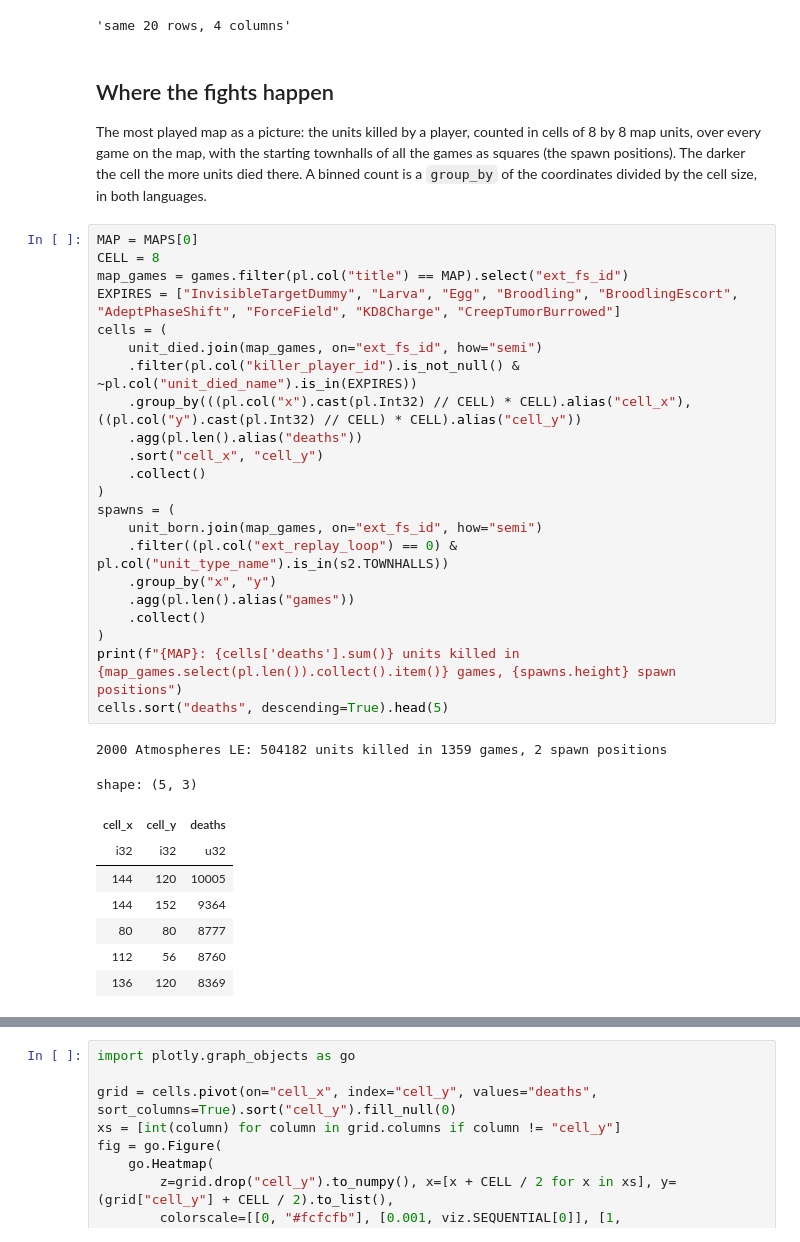
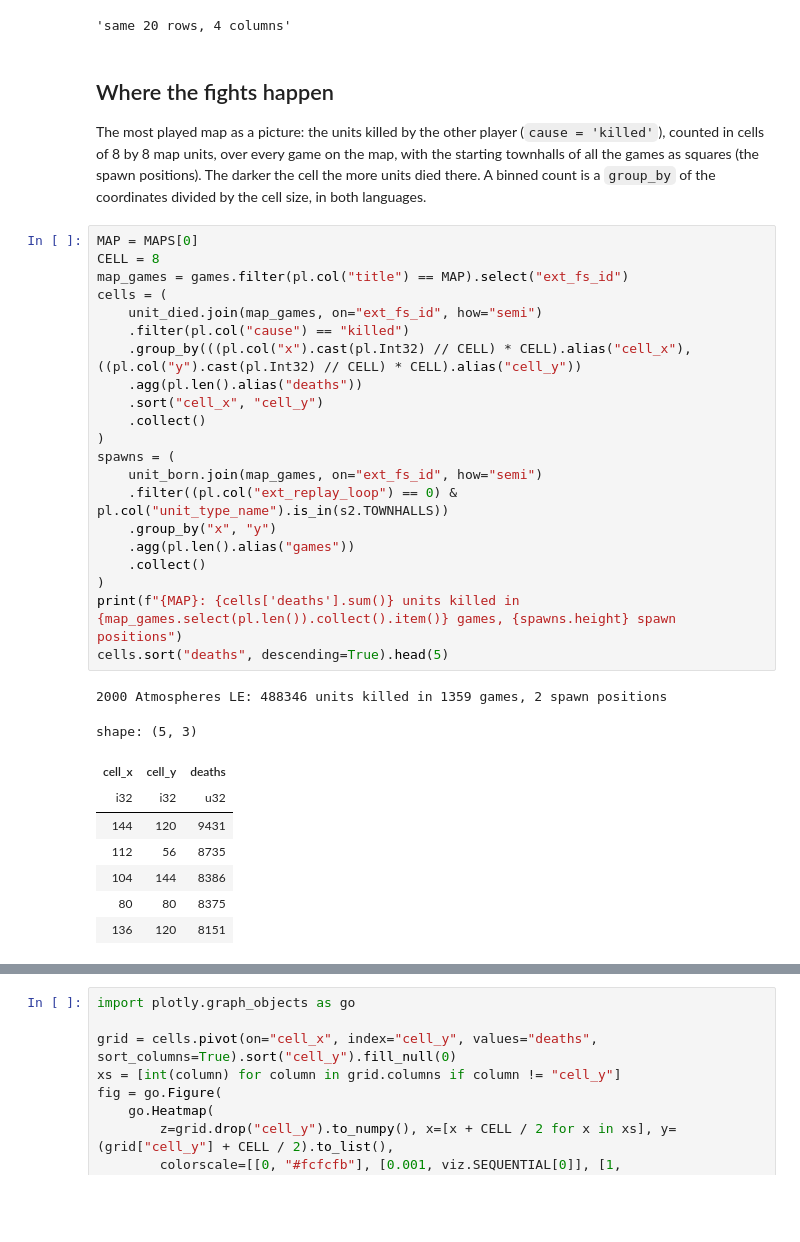
Before and after one commit to sebosp/s2-polars-data-analysis, a Jupyter notebook: jupyter_notebooks/Level_5_Maps.ipynb, the cells around one changed output, grey strips where cells are left out. Drawn from its saved outputs; the diff is of its cells as text; blank space fills up the shorter version.

```diff
--- a/jupyter_notebooks/Level_5_Maps.ipynb
+++ b/jupyter_notebooks/Level_5_Maps.ipynb
@@ -272,42 +272,41 @@ s2.same(expansions, sql)
 # %% [markdown]
 ## Where the fights happen
 
-The most played map as a picture: the units killed by a player, counted in cells of 8 by 8 map
-units, over every game on the map, with the starting townhalls of all the games as squares (the
-spawn positions). The darker the cell the more units died there. A binned count is a
+The most played map as a picture: the units killed by the other player (`cause = 'killed'`),
+counted in cells of 8 by 8 map units, over every game on the map, with the starting townhalls of
+all the games as squares (the spawn positions). The darker the cell the more units died there. A binned count is a
 `group_by` of the coordinates divided by the cell size, in both languages.
 # %%
 MAP = MAPS[0]
 CELL = 8
 map_games = games.filter(pl.col("title") == MAP).select("ext_fs_id")
-EXPIRES = ["InvisibleTargetDummy", "Larva", "Egg", "Broodling", "BroodlingEscort", "AdeptPhaseShift", "ForceField", "KD8Charge", "CreepTumorBurrowed"]
 cells = (
     unit_died.join(map_games, on="ext_fs_id", how="semi")
-    .filter(pl.col("killer_player_id").is_not_null() & ~pl.col("unit_died_name").is_in(EXPIRES))
+    .filter(pl.col("cause") == "killed")
     .group_by(((pl.col("x").cast(pl.Int32) // CELL) * CELL).alias("cell_x"), ((pl.col("y").cast(pl.Int32) // CELL) * CELL).alias("cell_y"))
     .agg(pl.len().alias("deaths"))
     .sort("cell_x", "cell_y")
     .collect()
 )
 spawns = (
     unit_born.join(map_games, on="ext_fs_id", how="semi")
     .filter((pl.col("ext_replay_loop") == 0) & pl.col("unit_type_name").is_in(s2.TOWNHALLS))
     .group_by("x", "y")
     .agg(pl.len().alias("games"))
     .collect()
 )
 print(f"{MAP}: {cells['deaths'].sum()} units killed in {map_games.select(pl.len()).collect().item()} games, {spawns.height} spawn positions")
 cells.sort("deaths", descending=True).head(5)
 # %% [output]
-2000 Atmospheres LE: 504182 units killed in 1359 games, 2 spawn positions
+2000 Atmospheres LE: 488346 units killed in 1359 games, 2 spawn positions
 shape: (5, 3)
 | cell_x | cell_y | deaths |
 | i32 | i32 | u32 |
-| 144 | 120 | 10005 |
-| 144 | 152 | 9364 |
-| 80 | 80 | 8777 |
-| 112 | 56 | 8760 |
-| 136 | 120 | 8369 |
+| 144 | 120 | 9431 |
+| 112 | 56 | 8735 |
+| 104 | 144 | 8386 |
+| 80 | 80 | 8375 |
+| 136 | 120 | 8151 |
 # %%
 sql = con.sql(f"""
     SELECT (x::INTEGER // {CELL}) * {CELL} AS cell_x, (y::INTEGER // {CELL}) * {CELL} AS cell_y, count(*) AS deaths
```
Also changed, not shown: parts of 1 cell of this notebook, 24 other files.
